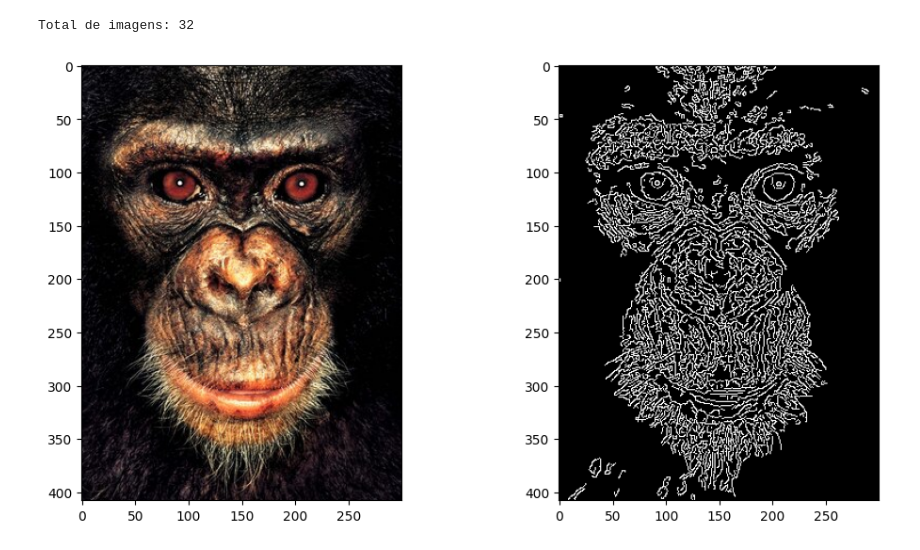
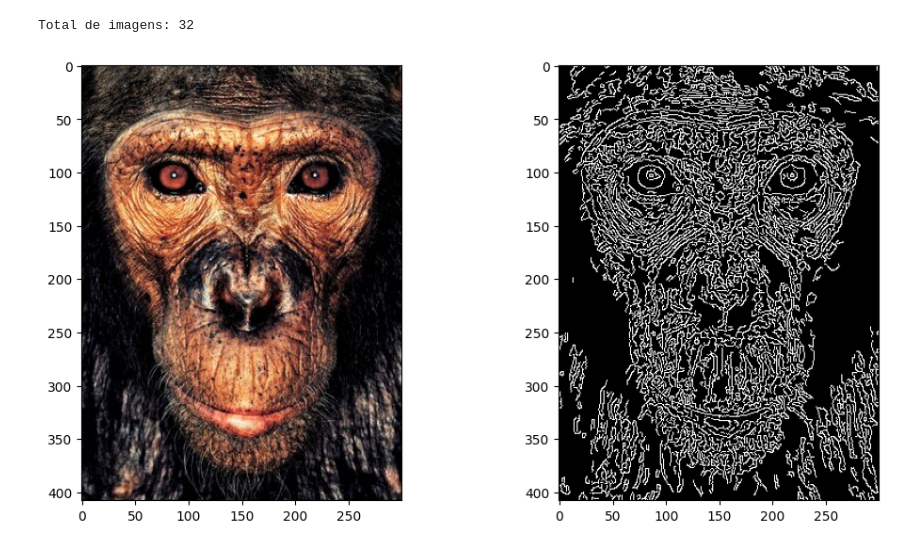
Before and after one commit to JhemersonLincon/Image-Clustering-by-Similarity-using-K-Means, a Jupyter notebook: apes_agrup.ipynb, the cells around one changed output. Saved outputs shown, nothing was run; the diff lists cells and outputs as text; code cells hidden in the pictures.

```diff
--- a/apes_agrup.ipynb
+++ b/apes_agrup.ipynb
@@ -7,49 +7,21 @@ from k_means import KMeans
 import matplotlib.pyplot as plt
 from matplotlib import colormaps
-# %%
-class CustomDataTest():
-
-    def __init__(self, directory:str):
-        self.path_imgs = glob.glob(directory + "*")
-        print(f"Total de imagens: {len(self.path_imgs)}")
-
-    def __getitem__(self, index:int):
-        return self.path_imgs[index]
-
-    def generate_region(self):
-        images_area = []
-        for image_path in self.path_imgs:
-            images_area.append((self.feature_extraction(image_path) / 255.0).sum())
-
-
-        return np.array(images_area, dtype=np.float16)
-
-    def feature_extraction (self, path_image):
-        image = cv.imread(path_image)
-        img_blur = cv.GaussianBlur(image, (3,3), 0)
-        edges = cv.Canny(image=img_blur, threshold1=100, threshold2=200)
-
-        return edges
-
-    def __call__(self):
-        total = self.generate_region()
-        return np.array(total, dtype=np.float32)
 # %%
+from utils.feature_extractor import extract_canny_features, extract_canny_features_from_dataset
+
 data = CustomDataTest("Apes/")
-datex = data()
-image_path = data.__getitem__(0)
+image_path = data.__getitem__(29)
 
 image = cv.imread(image_path)
-image = cv.cvtColor(image, cv.COLOR_BGR2RGB)
-image_sobel = data.feature_extraction(image_path)
+image_sobel = extract_canny_features(image)
 
 plt.figure(figsize=(12, 6))
 plt.subplot(1, 2, 1)
-plt.imshow(image)
+plt.imshow(cv.cvtColor(image, cv.COLOR_BGR2RGB))
 plt.subplot(1,2,2)
 plt.imshow(image_sobel, cmap="gray")
 cv.waitKey(0)
 cv.destroyAllWindows()
 # %% [output]
 Total de imagens: 32
-[figure, old version]
+[figure, new version]
```
Also changed, not shown: parts of 8 cells of this notebook, 6 other files.
